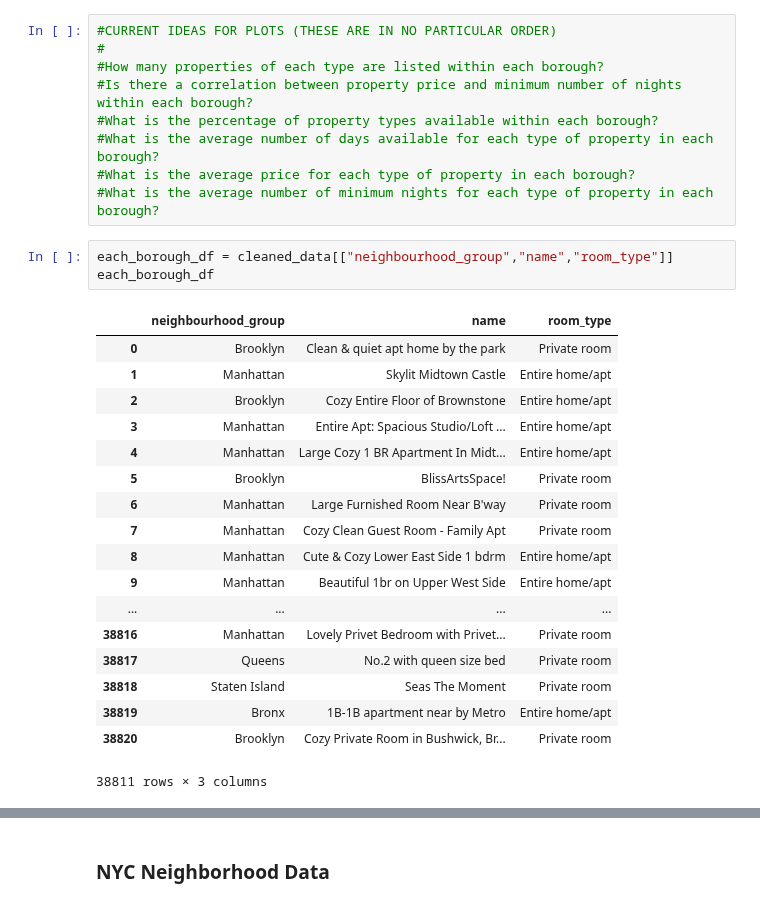
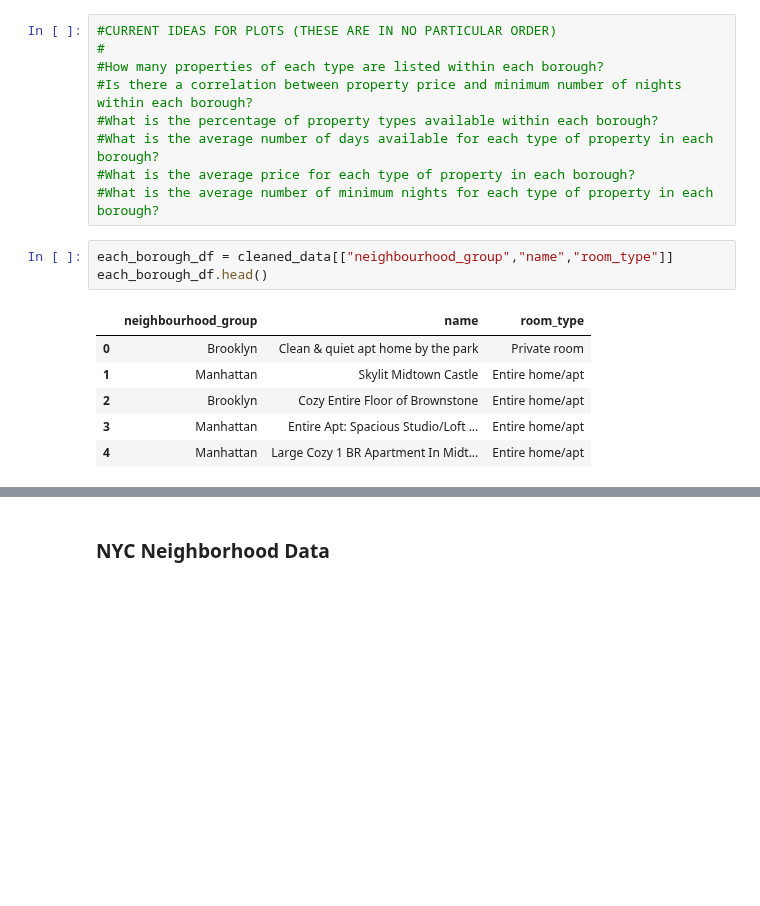
Before and after one commit to mjknj18/2019-NYC-Airbnb-Property-Data-Analysis, a Jupyter notebook: 2019_NYC_Airbnb_Property_Data_Analysis_Main.ipynb, the cells around one changed output, grey strips where cells are left out. Saved outputs shown, nothing was run; the diff lists cells and outputs as text; blank space fills up the shorter version.

```diff
--- a/2019_NYC_Airbnb_Property_Data_Analysis_Main.ipynb
+++ b/2019_NYC_Airbnb_Property_Data_Analysis_Main.ipynb
@@ -138,24 +138,12 @@ cleaned_data
 #What is the average number of minimum nights for each type of property in each borough?
 # %%
 each_borough_df = cleaned_data[["neighbourhood_group","name","room_type"]]
-each_borough_df
+each_borough_df.head()
 # %% [output]
 |  | neighbourhood_group | name | room_type |
 | 0 | Brooklyn | Clean & quiet apt home by the park | Private room |
 | 1 | Manhattan | Skylit Midtown Castle | Entire home/apt |
 | 2 | Brooklyn | Cozy Entire Floor of Brownstone | Entire home/apt |
 | 3 | Manhattan | Entire Apt: Spacious Studio/Loft ... | Entire home/apt |
 | 4 | Manhattan | Large Cozy 1 BR Apartment In Midt... | Entire home/apt |
-| 5 | Brooklyn | BlissArtsSpace! | Private room |
-| 6 | Manhattan | Large Furnished Room Near B'way | Private room |
-| 7 | Manhattan | Cozy Clean Guest Room - Family Apt | Private room |
-| 8 | Manhattan | Cute & Cozy Lower East Side 1 bdrm | Entire home/apt |
-| 9 | Manhattan | Beautiful 1br on Upper West Side | Entire home/apt |
-| ... | ... | ... | ... |
-| 38816 | Manhattan | Lovely Privet Bedroom with Privet... | Private room |
-| 38817 | Queens | No.2 with queen size bed | Private room |
-| 38818 | Staten Island | Seas The Moment | Private room |
-| 38819 | Bronx | 1B-1B apartment near by Metro | Entire home/apt |
-| 38820 | Brooklyn | Cozy Private Room in Bushwick, Br... | Private room |
-38811 rows × 3 columns
 # %%
```
Also changed, not shown: parts of 13 cells of this notebook.
